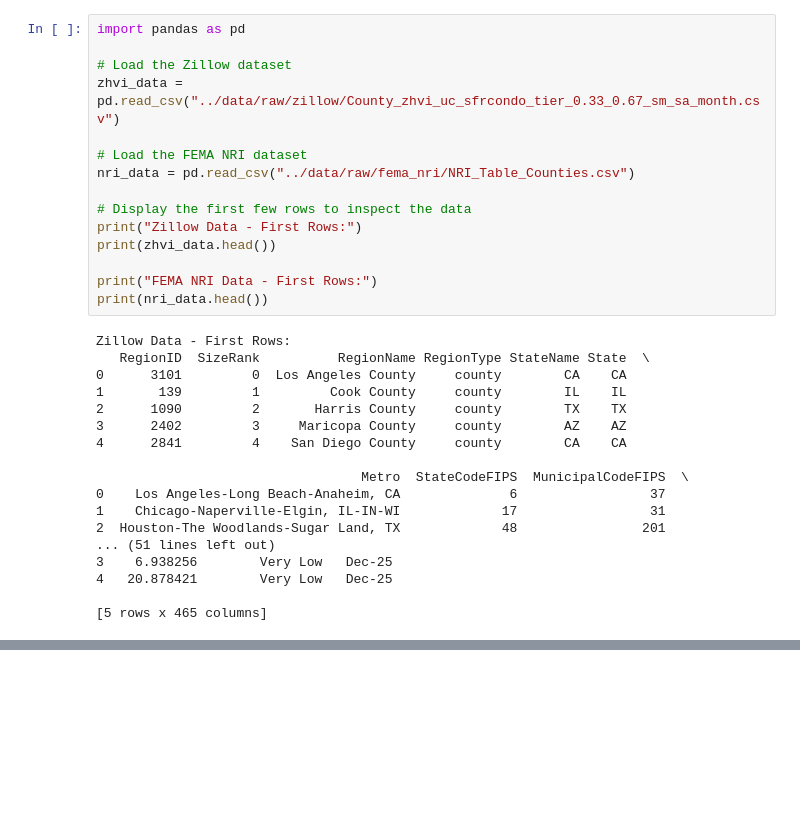
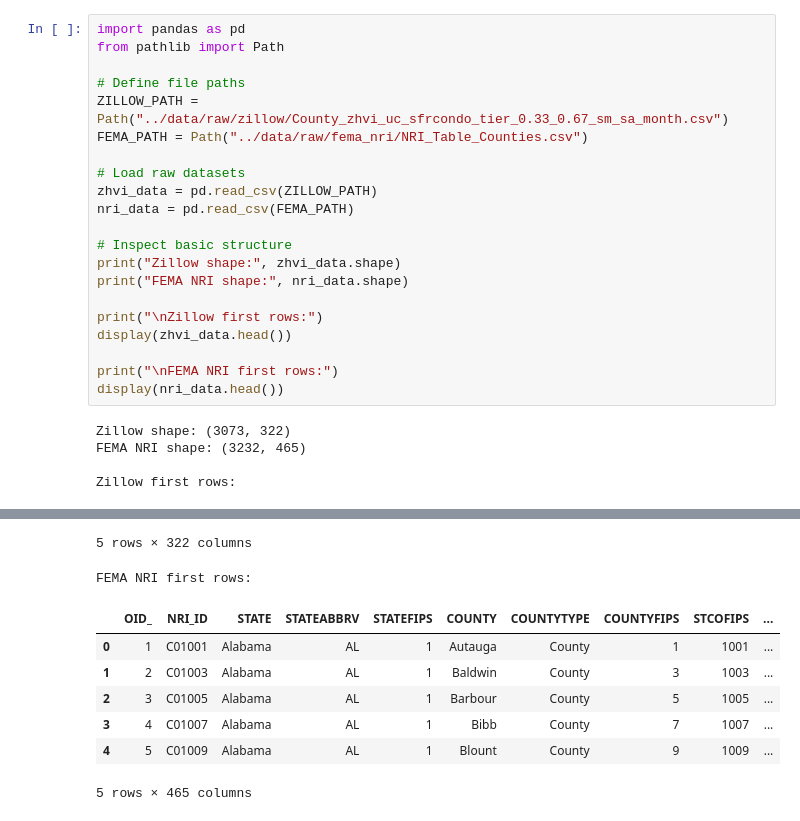
Before and after one commit to NimrahAltafAdam/climate-risk-housing-valuation, a Jupyter notebook: notebooks/01_data_collection_cleaning_and_merging.ipynb, the cells around one changed output, grey strips where cells are left out. Saved outputs shown, nothing was run; the diff lists cells and outputs as text; blank space fills up the shorter version.

Commit message:
Complete Zillow data cleaning and preprocessing

```diff
--- a/notebooks/01_data_collection_cleaning_and_merging.ipynb
+++ b/notebooks/01_data_collection_cleaning_and_merging.ipynb
@@ -1,33 +1,26 @@
 # %%
 import pandas as pd
+from pathlib import Path
 
-# Load the Zillow dataset
-zhvi_data = pd.read_csv("../data/raw/zillow/County_zhvi_uc_sfrcondo_tier_0.33_0.67_sm_sa_month.csv")
+# Define file paths
+ZILLOW_PATH = Path("../data/raw/zillow/County_zhvi_uc_sfrcondo_tier_0.33_0.67_sm_sa_month.csv")
+FEMA_PATH = Path("../data/raw/fema_nri/NRI_Table_Counties.csv")
 
-# Load the FEMA NRI dataset
-nri_data = pd.read_csv("../data/raw/fema_nri/NRI_Table_Counties.csv")
+# Load raw datasets
+zhvi_data = pd.read_csv(ZILLOW_PATH)
+nri_data = pd.read_csv(FEMA_PATH)
 
-# Display the first few rows to inspect the data
-print("Zillow Data - First Rows:")
-print(zhvi_data.head())
+# Inspect basic structure
+print("Zillow shape:", zhvi_data.shape)
+print("FEMA NRI shape:", nri_data.shape)
 
-print("FEMA NRI Data - First Rows:")
-print(nri_data.head())
+print("\nZillow first rows:")
+display(zhvi_data.head())
+
+print("\nFEMA NRI first rows:")
+display(nri_data.head())
 # %% [output]
-Zillow Data - First Rows:
-   RegionID  SizeRank          RegionName RegionType StateName State  \
-0      3101         0  Los Angeles County     county        CA    CA
-1       139         1         Cook County     county        IL    IL
-2      1090         2       Harris County     county        TX    TX
-3      2402         3     Maricopa County     county        AZ    AZ
-4      2841         4    San Diego County     county        CA    CA
+Zillow shape: (3073, 322)
+FEMA NRI shape: (3232, 465)
 
-                                  Metro  StateCodeFIPS  MunicipalCodeFIPS  \
-0    Los Angeles-Long Beach-Anaheim, CA              6                 37
-1    Chicago-Naperville-Elgin, IL-IN-WI             17                 31
-2  Houston-The Woodlands-Sugar Land, TX             48                201
-... (51 lines left out)
-3    6.938256        Very Low   Dec-25
-4   20.878421        Very Low   Dec-25
-
-[5 rows x 465 columns]
+Zillow first rows:
@@ -34 +33,10 @@ Zillow Data - First Rows:
+5 rows × 322 columns
+FEMA NRI first rows:
+|  | OID_ | NRI_ID | STATE | STATEABBRV | STATEFIPS | COUNTY | COUNTYTYPE | COUNTYFIPS | STCOFIPS | ... |
+| 0 | 1 | C01001 | Alabama | AL | 1 | Autauga | County | 1 | 1001 | ... |
+| 1 | 2 | C01003 | Alabama | AL | 1 | Baldwin | County | 3 | 1003 | ... |
+| 2 | 3 | C01005 | Alabama | AL | 1 | Barbour | County | 5 | 1005 | ... |
+| 3 | 4 | C01007 | Alabama | AL | 1 | Bibb | County | 7 | 1007 | ... |
+| 4 | 5 | C01009 | Alabama | AL | 1 | Blount | County | 9 | 1009 | ... |
+5 rows × 465 columns
 # %%
```
Also changed, not shown: parts of 18 cells of this notebook.
